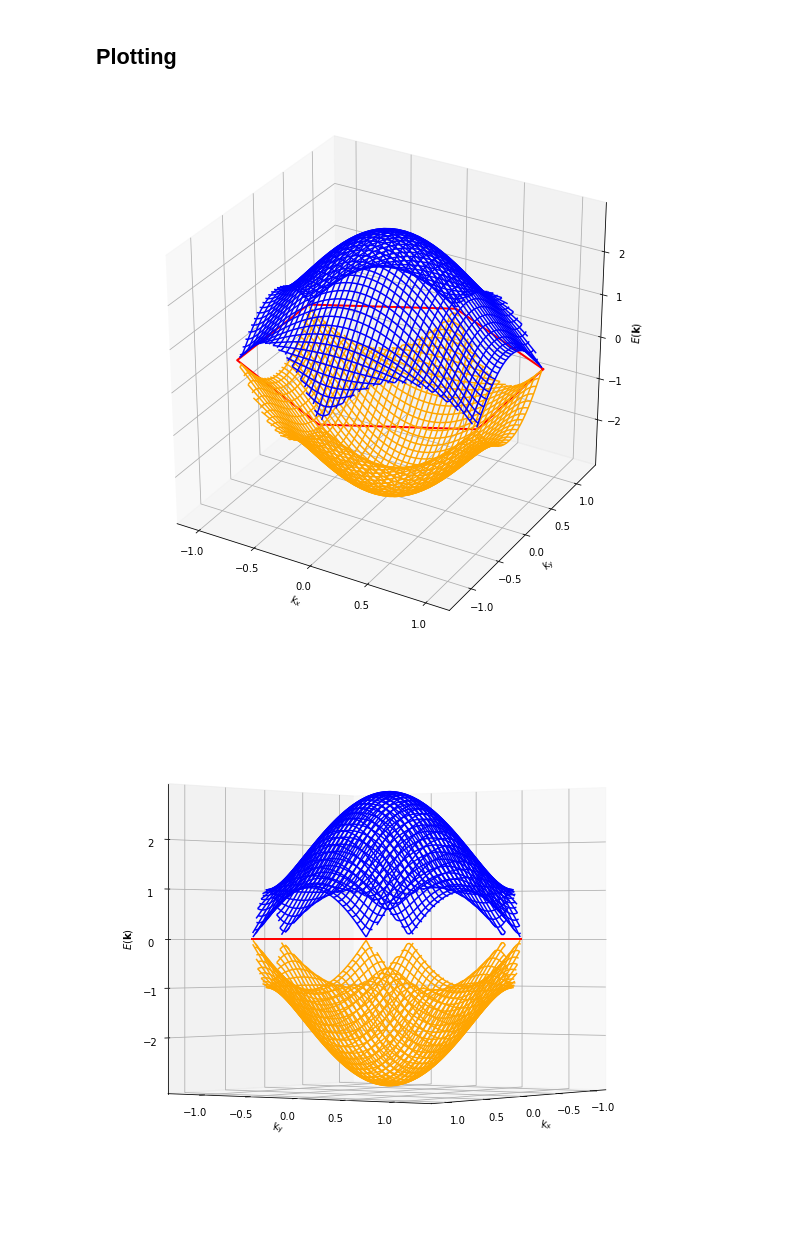
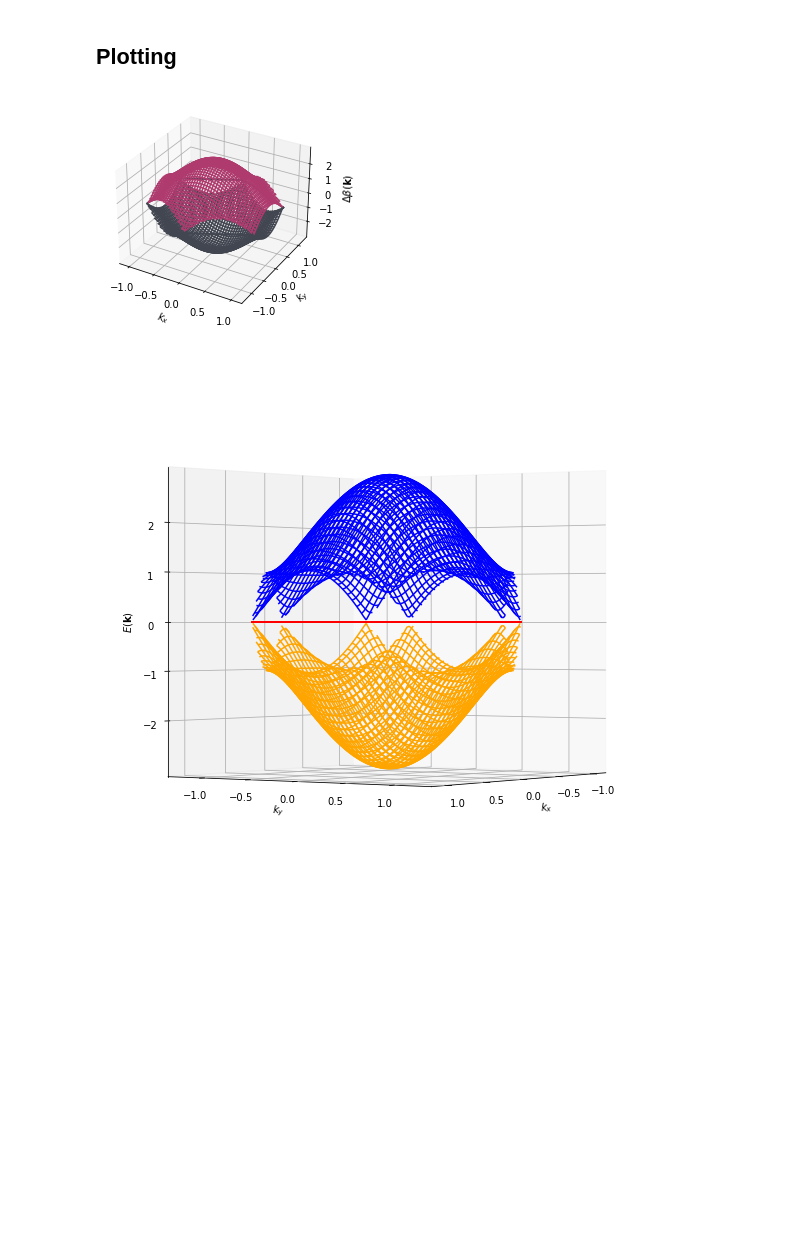
Before and after one commit to NRobertsF91W/PhD-Jupyter-Notebooks, a Jupyter notebook: Honeycomb Numerical.ipynb, the cells around one changed output. Drawn from its saved outputs; the diff is of its cells as text; code cells hidden in the pictures; blank space fills up the shorter version.

Commit message:
updating plots for latex docs

```diff
--- a/Honeycomb Numerical.ipynb
+++ b/Honeycomb Numerical.ipynb
@@ -68,39 +68,40 @@ band_1, band_2 = find_eigvals(kx, ky, a_mag, coupling, 0)
 # %%
 
 
-fig_3d = plt.figure(figsize=(10,10))
+fig_3d = plt.figure(figsize=(4,4))
 ax_3d = fig_3d.add_subplot(111, projection='3d')
 
 # Outlining a hexagon specifying Brillouin zone
 hexagon_coord_x = np.array([2*np.pi/(3*a_mag), 0, -2*np.pi/(3*a_mag),
                             -2*np.pi/(3*a_mag), 0, 2*np.pi/(3*a_mag),2*np.pi/(3*a_mag)])
 hexagon_coord_y = np.array([2*np.pi/(3*np.sqrt(3)*a_mag), mag_K,
                             2*np.pi/(3*np.sqrt(3)*a_mag), -2*np.pi/(3*np.sqrt(3)*a_mag),
                              -mag_K, -2*np.pi/(3*np.sqrt(3)*a_mag), 2*np.pi/(3*np.sqrt(3)*a_mag) ])
 hexagon_poly_points = list(zip(hexagon_coord_x, hexagon_coord_y))
 hexagon_path = pth.Path(hexagon_poly_points)
 coords = np.transpose(np.vstack([kxv.ravel(), kyv.ravel()]))
 only_brillouin = np.reshape(hexagon_path.contains_points(coords),(100,100))
 
 kxv_brill = np.where(only_brillouin, kxv, np.nan)
 kyv_brill = np.where(only_brillouin, kyv, np.nan)
 band_1_brill = np.where(only_brillouin, band_1, np.nan)
 band_2_brill = np.where(only_brillouin, band_2, np.nan)
 
 hexagon = ax_3d.plot(hexagon_coord_x, hexagon_coord_y, np.zeros(len(hexagon_coord_x)),
-                     linestyle='-', linewidth=2, color='red')
+                     linestyle='-', linewidth=2, color='#424651')
 
 
 # Plotting bands
-surf_1 = ax_3d.plot_wireframe(kxv_brill, kyv_brill, band_1_brill, cmap=cm.coolwarm, antialiased=True, color='orange')
-surf_2 = ax_3d.plot_wireframe(kxv_brill, kyv_brill, band_2_brill, cmap=cm.coolwarm, antialiased=True, color='blue')
+surf_1 = ax_3d.plot_wireframe(kxv_brill, kyv_brill, band_1_brill, cmap=cm.coolwarm, antialiased=True, color='#424651')
+surf_2 = ax_3d.plot_wireframe(kxv_brill, kyv_brill, band_2_brill, cmap=cm.coolwarm, antialiased=True, color='#AF3B6E')
 # Labels
 ax_3d.set_xlabel('$k_{x}$')
 ax_3d.set_ylabel('$k_{y}$')
-ax_3d.set_zlabel('$E(\mathbf{k})$')
+ax_3d.set_zlabel(r'$\Delta \beta(\mathbf{k})$')
+fig_3d.savefig('../Twisted Fibre/Figures/honeycomb unit cell plot.svg', dpi = 300)
 plt.show()
 # %% [output]
-[figure, old version]
+[figure, new version]
 # %%
 # Changing viewing angle to see Dirac cones
 ax_3d.view_init(0, 35)
```
Also changed, not shown: 4 other files.
